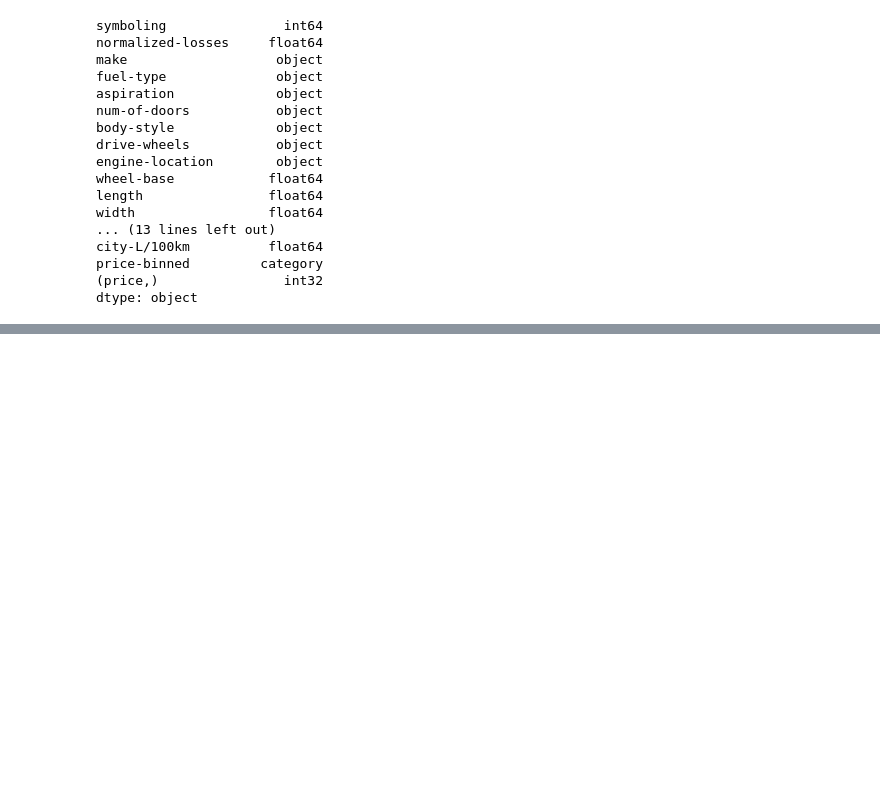
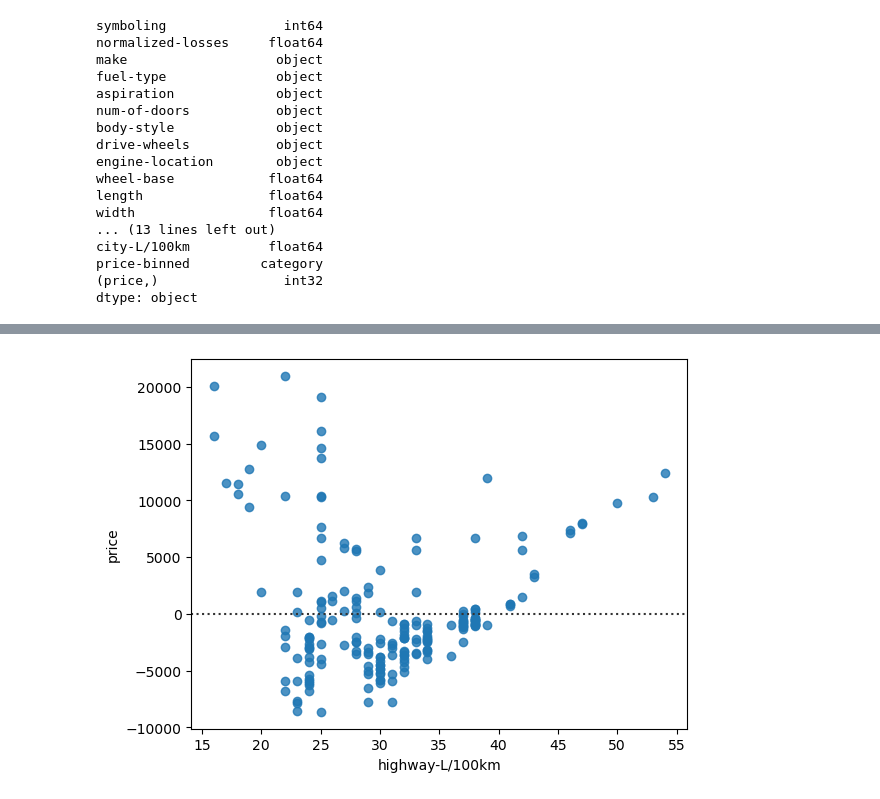
Before and after one commit to otinabrayo/IntroToPandas, a Jupyter notebook: pydata/car.ipynb, the cells around one changed output, grey strips where cells are left out. Drawn from its saved outputs; the diff is of its cells as text; code cells hidden in the pictures; blank space fills up the shorter version.

```diff
--- a/pydata/car.ipynb
+++ b/pydata/car.ipynb
@@ -350,0 +381,4 @@ dtype: object
+# %%
+sns.residplot(x="highway-L/100km", y="price", data=df);
+# %% [output]
+[figure, added]
```
Also changed, not shown: parts of 20 cells of this notebook, 2 other files.
